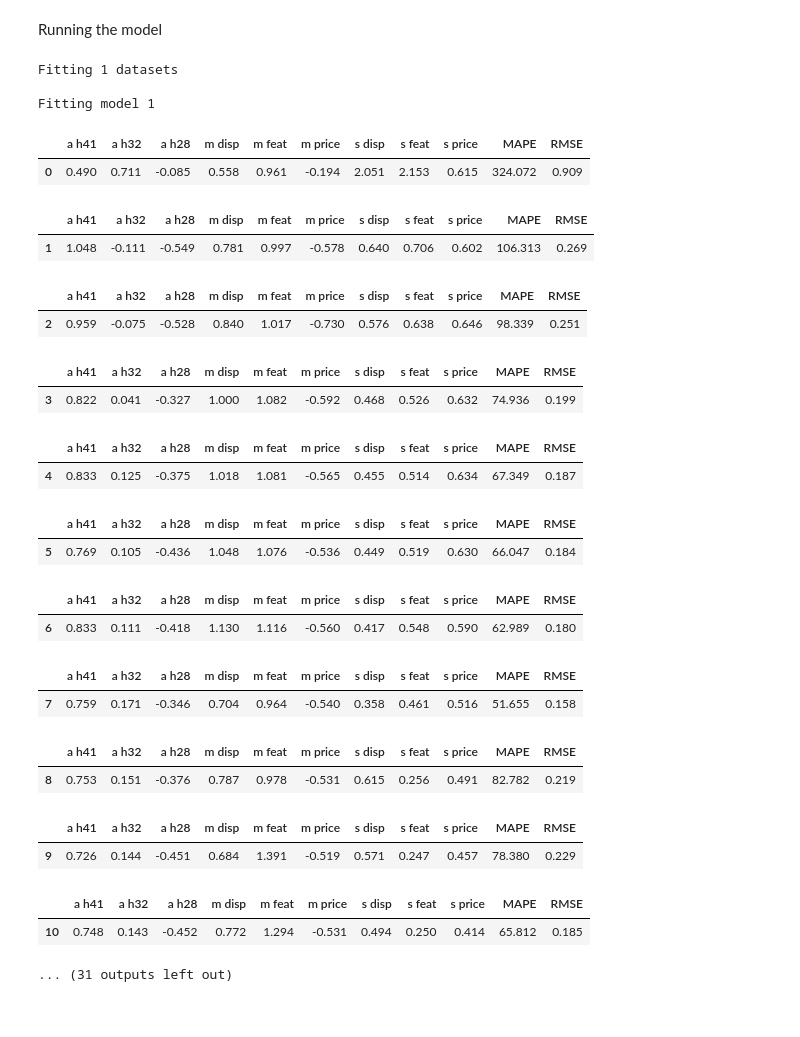
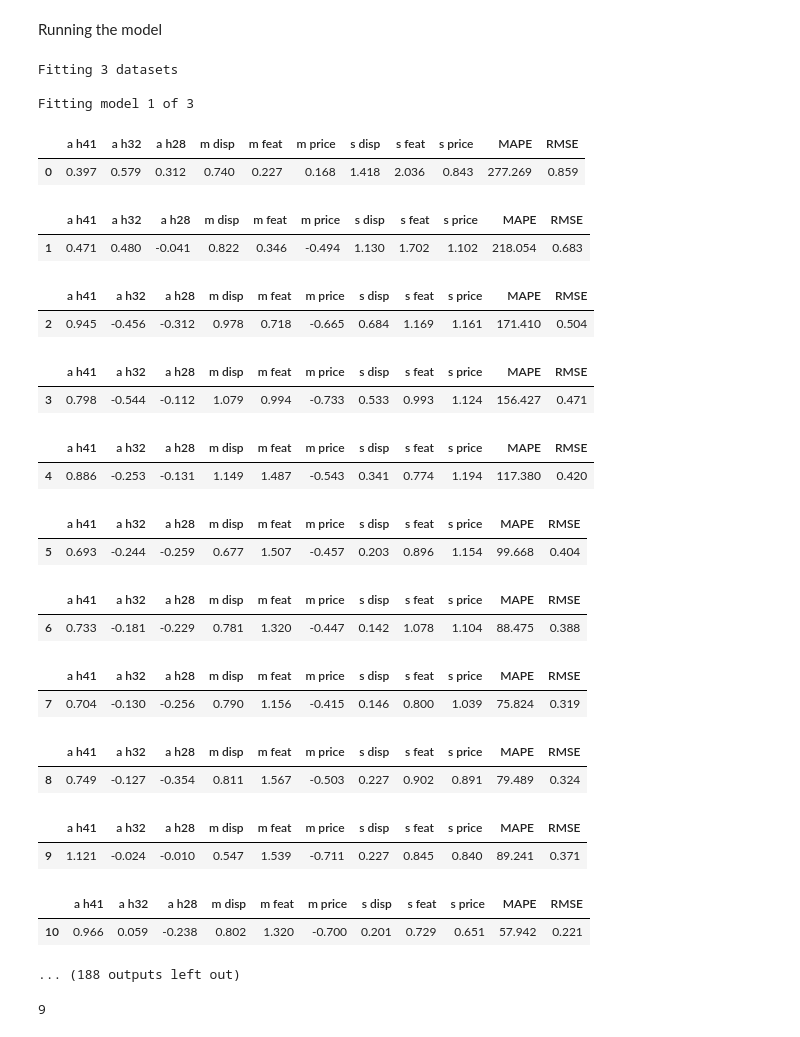
Before and after one commit to timellemeet/mixedlogit, a Jupyter notebook: main.ipynb, the cells around one changed output. Drawn from its saved outputs; the diff is of its cells as text; code cells hidden in the pictures.

```diff
--- a/main.ipynb
+++ b/main.ipynb
@@ -42,38 +42,50 @@ Coefficients
 # %% [markdown]
 Running the model
 # %%
-from src.main import Mixedlogit
-import pickle
+#!pip install pathvalidate
+from src.main import Mixedlogit, datasetloader
 
-dataset = pickle.load(open("datasets/n 1000 - seed 1234 - time 2019-06-19-154935.pickle","rb"))
+dataset = datasetloader("n 1000 - seed 1234 - time 2019-06-19-154935.pickle")
 
-mixedlogit = Mixedlogit(dataset)
-
-mixedlogit.fit(drawtype="pseudo", n_draws=1, subset=0.001, verbose=1, method="Nelder-Mead")
+mixedlogit = Mixedlogit(dataset, "bigbatch").fit(drawtype="pseudo", n_draws=2, verbose=1, save="test 1", end=3)
+mixedlogit = Mixedlogit(dataset, "bigbatch").fit(drawtype="pseudo", n_draws=2, verbose=1, save="test 2", start=3, end=6)
 # %% [output]
-Fitting 1 datasets
+Fitting 3 datasets
 
-Fitting model 1
+Fitting model 1 of 3
 |  | a h41 | a h32 | a h28 | m disp | m feat | m price | s disp | s feat | s price | MAPE | RMSE |
-| 0 | 0.490 | 0.711 | -0.085 | 0.558 | 0.961 | -0.194 | 2.051 | 2.153 | 0.615 | 324.072 | 0.909 |
+| 0 | 0.397 | 0.579 | 0.312 | 0.740 | 0.227 | 0.168 | 1.418 | 2.036 | 0.843 | 277.269 | 0.859 |
 |  | a h41 | a h32 | a h28 | m disp | m feat | m price | s disp | s feat | s price | MAPE | RMSE |
-| 1 | 1.048 | -0.111 | -0.549 | 0.781 | 0.997 | -0.578 | 0.640 | 0.706 | 0.602 | 106.313 | 0.269 |
+| 1 | 0.471 | 0.480 | -0.041 | 0.822 | 0.346 | -0.494 | 1.130 | 1.702 | 1.102 | 218.054 | 0.683 |
 |  | a h41 | a h32 | a h28 | m disp | m feat | m price | s disp | s feat | s price | MAPE | RMSE |
-| 2 | 0.959 | -0.075 | -0.528 | 0.840 | 1.017 | -0.730 | 0.576 | 0.638 | 0.646 | 98.339 | 0.251 |
+| 2 | 0.945 | -0.456 | -0.312 | 0.978 | 0.718 | -0.665 | 0.684 | 1.169 | 1.161 | 171.410 | 0.504 |
 |  | a h41 | a h32 | a h28 | m disp | m feat | m price | s disp | s feat | s price | MAPE | RMSE |
-| 3 | 0.822 | 0.041 | -0.327 | 1.000 | 1.082 | -0.592 | 0.468 | 0.526 | 0.632 | 74.936 | 0.199 |
+| 3 | 0.798 | -0.544 | -0.112 | 1.079 | 0.994 | -0.733 | 0.533 | 0.993 | 1.124 | 156.427 | 0.471 |
 |  | a h41 | a h32 | a h28 | m disp | m feat | m price | s disp | s feat | s price | MAPE | RMSE |
-| 4 | 0.833 | 0.125 | -0.375 | 1.018 | 1.081 | -0.565 | 0.455 | 0.514 | 0.634 | 67.349 | 0.187 |
+| 4 | 0.886 | -0.253 | -0.131 | 1.149 | 1.487 | -0.543 | 0.341 | 0.774 | 1.194 | 117.380 | 0.420 |
 |  | a h41 | a h32 | a h28 | m disp | m feat | m price | s disp | s feat | s price | MAPE | RMSE |
-| 5 | 0.769 | 0.105 | -0.436 | 1.048 | 1.076 | -0.536 | 0.449 | 0.519 | 0.630 | 66.047 | 0.184 |
+| 5 | 0.693 | -0.244 | -0.259 | 0.677 | 1.507 | -0.457 | 0.203 | 0.896 | 1.154 | 99.668 | 0.404 |
 |  | a h41 | a h32 | a h28 | m disp | m feat | m price | s disp | s feat | s price | MAPE | RMSE |
-| 6 | 0.833 | 0.111 | -0.418 | 1.130 | 1.116 | -0.560 | 0.417 | 0.548 | 0.590 | 62.989 | 0.180 |
+| 6 | 0.733 | -0.181 | -0.229 | 0.781 | 1.320 | -0.447 | 0.142 | 1.078 | 1.104 | 88.475 | 0.388 |
 |  | a h41 | a h32 | a h28 | m disp | m feat | m price | s disp | s feat | s price | MAPE | RMSE |
-| 7 | 0.759 | 0.171 | -0.346 | 0.704 | 0.964 | -0.540 | 0.358 | 0.461 | 0.516 | 51.655 | 0.158 |
+| 7 | 0.704 | -0.130 | -0.256 | 0.790 | 1.156 | -0.415 | 0.146 | 0.800 | 1.039 | 75.824 | 0.319 |
 |  | a h41 | a h32 | a h28 | m disp | m feat | m price | s disp | s feat | s price | MAPE | RMSE |
-| 8 | 0.753 | 0.151 | -0.376 | 0.787 | 0.978 | -0.531 | 0.615 | 0.256 | 0.491 | 82.782 | 0.219 |
+| 8 | 0.749 | -0.127 | -0.354 | 0.811 | 1.567 | -0.503 | 0.227 | 0.902 | 0.891 | 79.489 | 0.324 |
 |  | a h41 | a h32 | a h28 | m disp | m feat | m price | s disp | s feat | s price | MAPE | RMSE |
-| 9 | 0.726 | 0.144 | -0.451 | 0.684 | 1.391 | -0.519 | 0.571 | 0.247 | 0.457 | 78.380 | 0.229 |
+| 9 | 1.121 | -0.024 | -0.010 | 0.547 | 1.539 | -0.711 | 0.227 | 0.845 | 0.840 | 89.241 | 0.371 |
 |  | a h41 | a h32 | a h28 | m disp | m feat | m price | s disp | s feat | s price | MAPE | RMSE |
-| 10 | 0.748 | 0.143 | -0.452 | 0.772 | 1.294 | -0.531 | 0.494 | 0.250 | 0.414 | 65.812 | 0.185 |
+| 10 | 0.966 | 0.059 | -0.238 | 0.802 | 1.320 | -0.700 | 0.201 | 0.729 | 0.651 | 57.942 | 0.221 |
-... (31 outputs left out)
+... (188 outputs left out)
+# %%
+from src.main import resultsloader
+
+
+list = [
+    "test 1 - dgp bigbatch- start 0 end 2 - drawtype pseudo - ndraws 2- timestamp 2019-06-19-224900.pickle",
+    "test 2 - dgp bigbatch- start 3 end 5 - drawtype pseudo - ndraws 2- timestamp 2019-06-19-224946.pickle"
+]
+
+results = resultsloader(list)
+display(result)
+# %% [output]
+9
```
Also changed, not shown: 12 other files.
